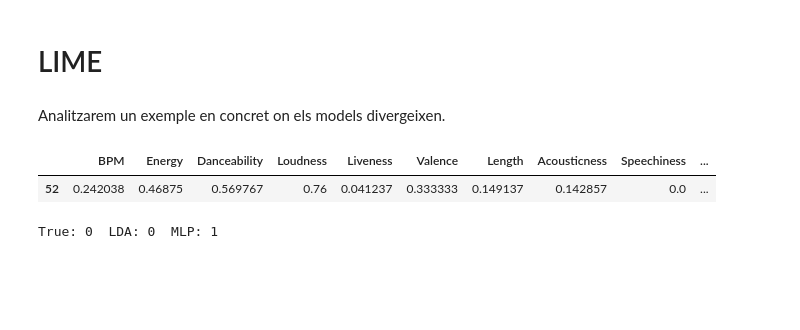
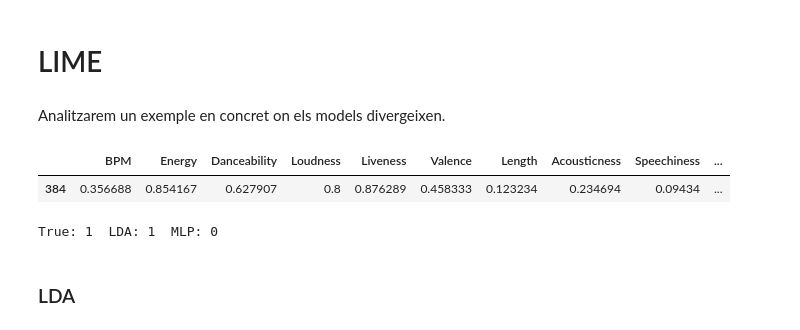
Before and after one commit to ericryhr/APA-PRACTICA, a Jupyter notebook: interpretability.ipynb, the cells around one changed output. Saved outputs shown, nothing was run; the diff lists cells and outputs as text; code cells hidden in the pictures; blank space fills up the shorter version.

```diff
--- a/interpretability.ipynb
+++ b/interpretability.ipynb
@@ -216,11 +216,13 @@ Analitzarem un exemple en concret on els models divergeixen.
 import lime
 import lime.lime_tabular
 # %%
-pd.DataFrame(x_test.iloc[52]).T
+pd.DataFrame(x_test.iloc[384]).T
 # %% [output]
 |  | BPM | Energy | Danceability | Loudness | Liveness | Valence | Length | Acousticness | Speechiness | ... |
-| 52 | 0.242038 | 0.46875 | 0.569767 | 0.76 | 0.041237 | 0.333333 | 0.149137 | 0.142857 | 0.0 | ... |
+| 384 | 0.356688 | 0.854167 | 0.627907 | 0.8 | 0.876289 | 0.458333 | 0.123234 | 0.234694 | 0.09434 | ... |
 # %%
-print("True:", y_test.iloc[52], " LDA:", y_pred_lda[52], " MLP:", y_pred_mlp[52])
+print("True:", y_test.iloc[384], " LDA:", y_pred_lda[384], " MLP:", y_pred_mlp[384])
 # %% [output]
-True: 0  LDA: 0  MLP: 1
+True: 1  LDA: 1  MLP: 0
+# %% [markdown]
+### LDA
```
Also changed, not shown: parts of 4 cells of this notebook.
